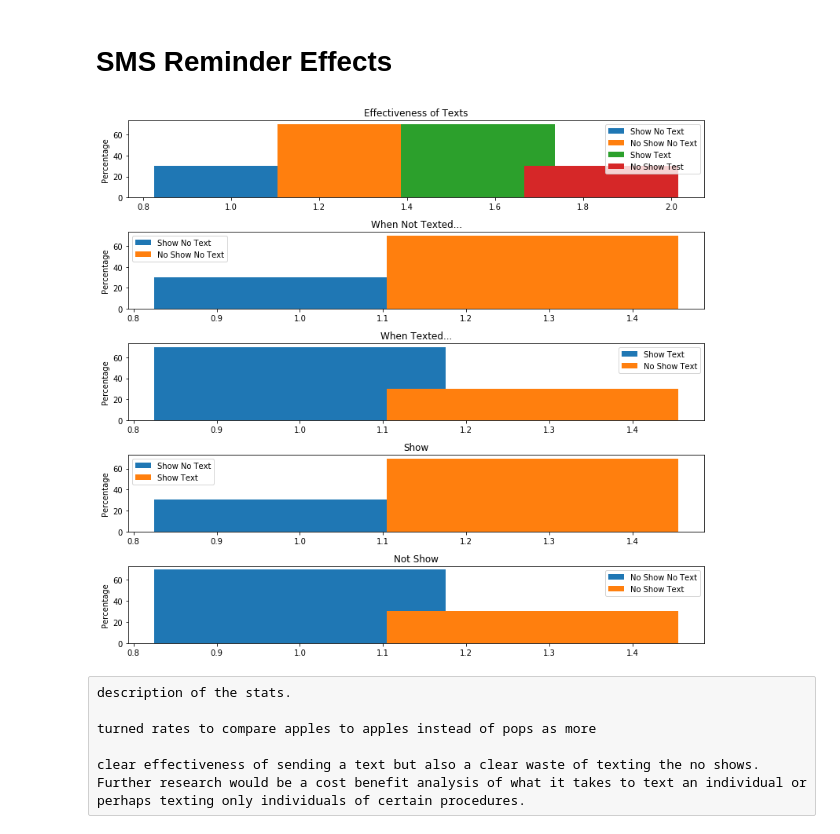
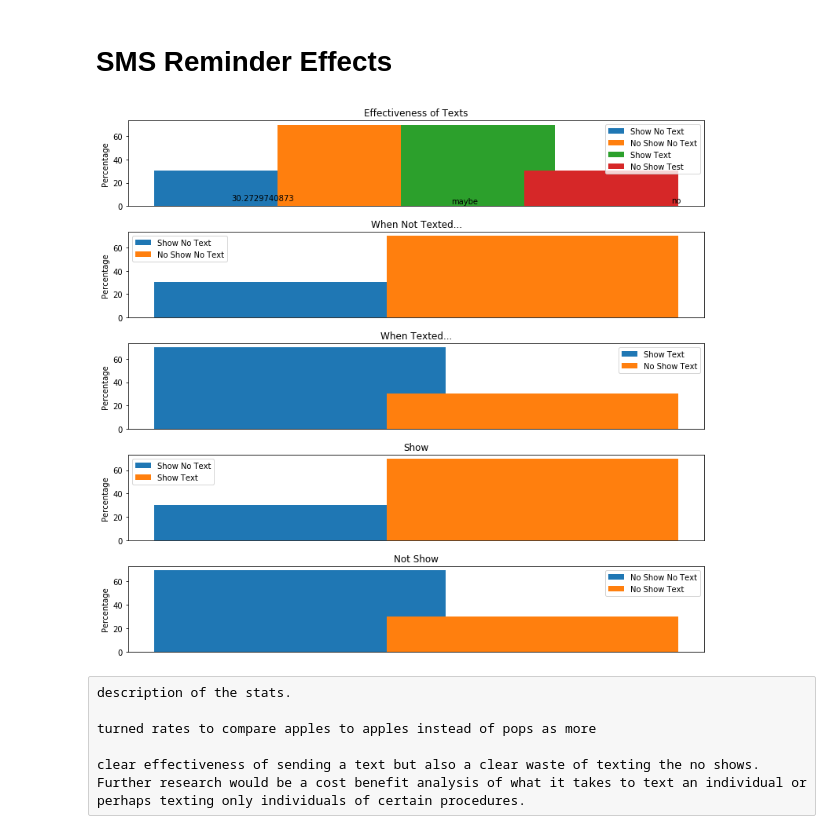
Before and after one commit to sbschechner/DataScienceCapstone, a Jupyter notebook: Capstone - Patient Data.ipynb, the cells around one changed output. Cells and saved outputs as stored; diff of their text form; code cells hidden in the pictures.

```diff
--- a/Capstone - Patient Data.ipynb
+++ b/Capstone - Patient Data.ipynb
@@ -210,7 +241,11 @@ plt.subplot(5,1,1)
 plt.bar(1, showed_patient_no_text_rate, 0.35, label='Show No Text')
 plt.bar(1+0.28, no_show_patient_no_text_rate,0.35, label = 'No Show No Text')
 plt.bar(1+(0.28*2), showed_patient_text_rate,0.35, label = 'Show Text')
-plt.bar(1+(0.28*3), no_showed_patient_text_rate,0.35, label = 'No Show Test')
+plt.bar(1+(0.28*3), no_showed_patient_text_rate,0.35, label = 'No Show Text')
+plt.text(1,2, showed_patient_no_text_rate)
+plt.text(2,3, 'no')
+plt.text(1.5,2, 'maybe')
+plt.xticks([])
 plt.ylabel('Percentage')
 plt.title('Effectiveness of Texts')
 plt.legend()
@@ -219,35 +254,39 @@ plt.legend()
 plt.subplot(5,1,2)
 plt.bar(1, showed_patient_no_text_rate, 0.35, label='Show No Text')
 plt.bar(1+0.28, no_show_patient_no_text_rate,0.35, label = 'No Show No Text')
+plt.xticks([])
 plt.ylabel('Percentage')
 plt.title('When Not Texted...')
 plt.legend()
 
 plt.subplot(5,1,3)
 plt.bar(1, showed_patient_text_rate,0.35, label = 'Show Text')
 plt.bar(1+0.28, no_showed_patient_text_rate,0.35, label = 'No Show Text')
+plt.xticks([])
 plt.ylabel('Percentage')
 plt.title('When Texted...')
 plt.legend()
 
 plt.subplot(5,1,4)
 plt.bar(1, showed_patient_no_text_rate, 0.35, label='Show No Text')
 plt.bar(1+0.28, showed_patient_text_rate,0.35, label = 'Show Text')
+plt.xticks([])
 plt.ylabel('Percentage')
 plt.title('Show')
 plt.legend()
 
 plt.subplot(5,1,5)
 plt.bar(1, no_show_patient_no_text_rate,0.35, label = 'No Show No Text')
 plt.bar(1+0.28, no_showed_patient_text_rate,0.35, label = 'No Show Text')
+plt.xticks([])
 plt.ylabel('Percentage')
 plt.title('Not Show')
 plt.legend()
 
 plt.tight_layout()
 plt.show()
 # %% [output]
-[figure, old version]
+[figure, new version]
 # %% [raw]
 description of the stats.
 
```
Also changed, not shown: parts of 8 cells of this notebook.
